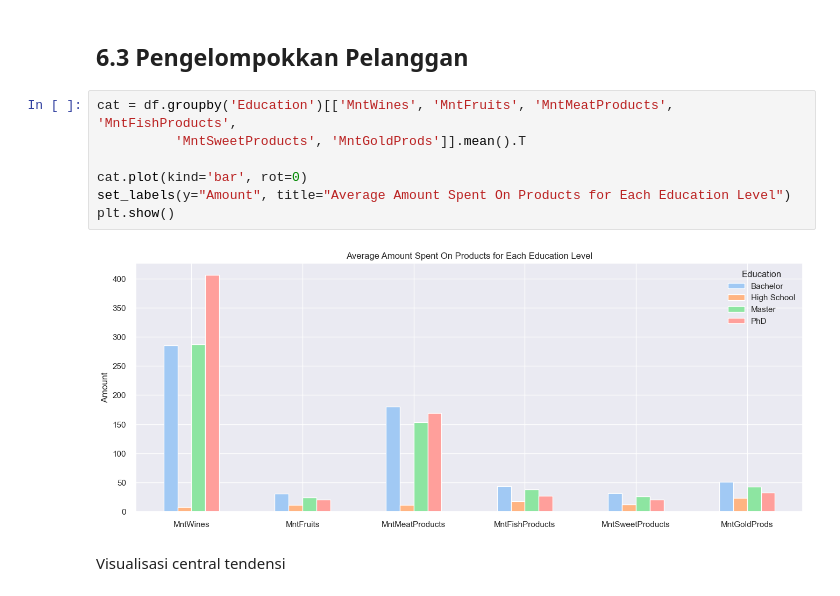
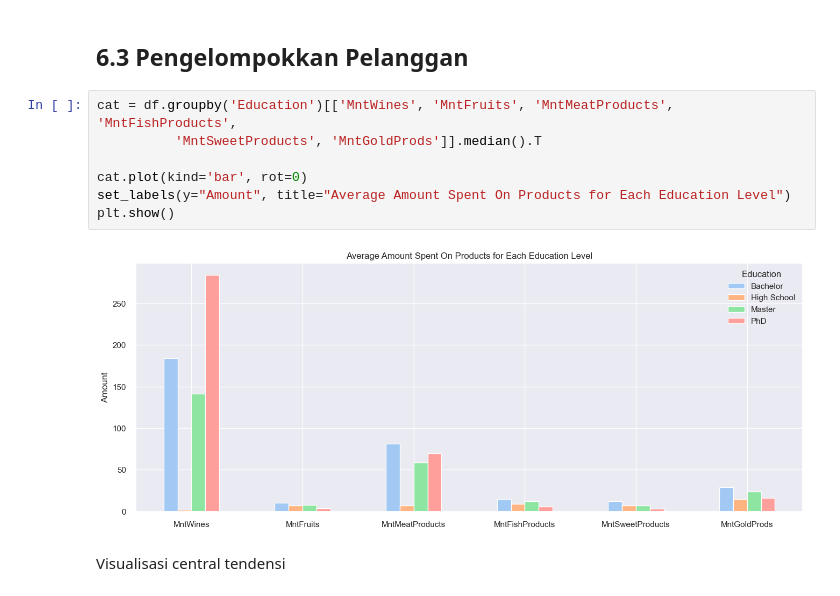
Before and after one commit to Nurdiansyah0/Capstone2, a Jupyter notebook: Jupyter/Supermarket Costumers.ipynb, the cells around one changed output. Cells and saved outputs as stored; diff of their text form.

```diff
--- a/Jupyter/Supermarket Costumers.ipynb
+++ b/Jupyter/Supermarket Costumers.ipynb
@@ -931,13 +926,13 @@ plt.show()
 ## 6.3 Pengelompokkan Pelanggan <a class="anchor" id="pre"></a>
 # %%
 cat = df.groupby('Education')[['MntWines', 'MntFruits', 'MntMeatProducts', 'MntFishProducts',
-          'MntSweetProducts', 'MntGoldProds']].mean().T
+          'MntSweetProducts', 'MntGoldProds']].median().T
 
 cat.plot(kind='bar', rot=0)
 set_labels(y="Amount", title="Average Amount Spent On Products for Each Education Level")
 plt.show()
 # %% [output]
-[figure, old version]
+[figure, new version]
 # %% [markdown]
 Visualisasi central tendensi
 # %%
```
Also changed, not shown: parts of 8 cells of this notebook, 1 other file.
